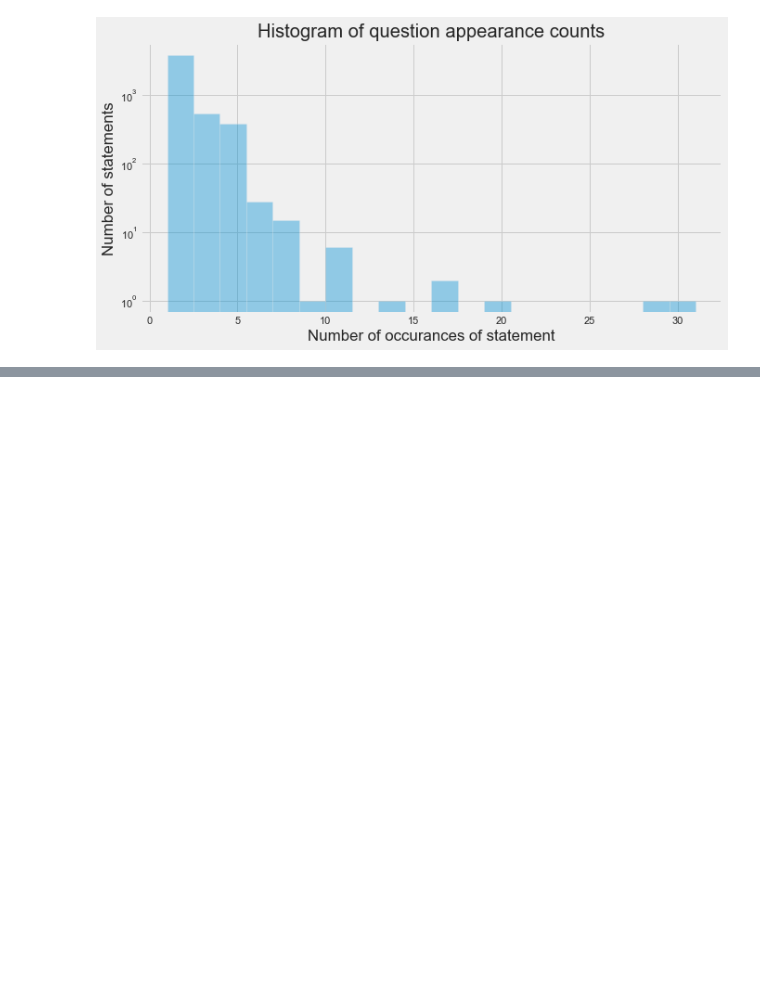
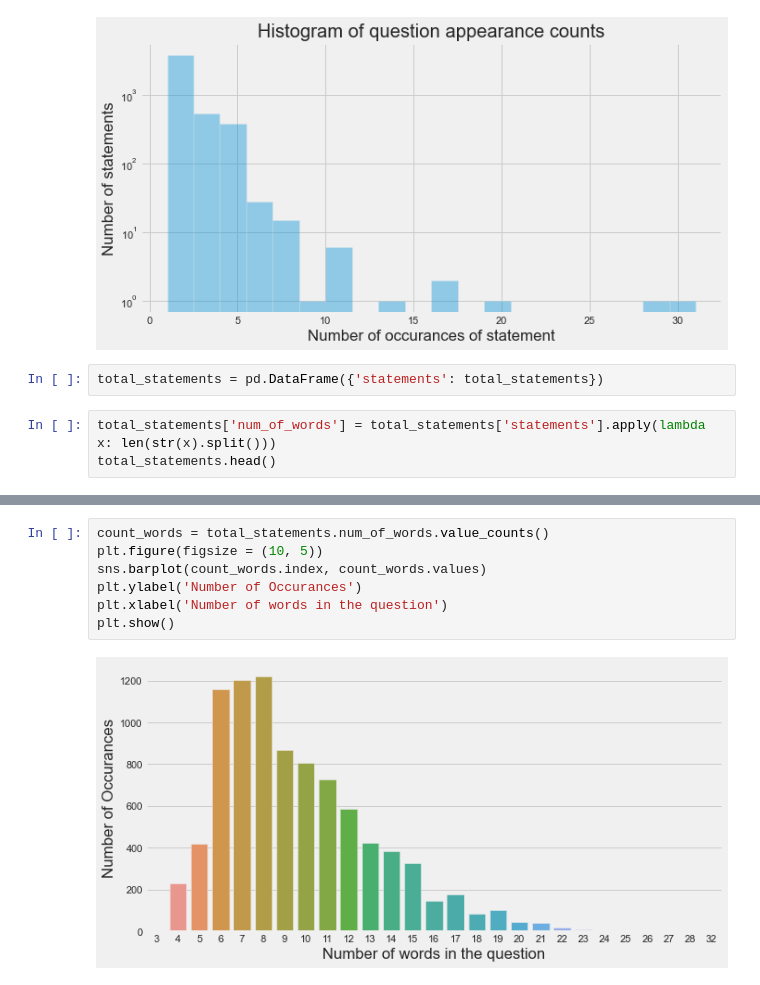
Before and after one commit to loganrane/MachineLearning101, a Jupyter notebook: Projects/Sentence Pairs.ipynb, the cells around one changed output, grey strips where cells are left out. Saved outputs shown, nothing was run; the diff lists cells and outputs as text; blank space fills up the shorter version.

```diff
--- a/Projects/Sentence Pairs.ipynb
+++ b/Projects/Sentence Pairs.ipynb
@@ -120,3 +132,8 @@ print('Max number of times a single statement is repeated: {}'.format(max(total_
 # %% [output]
 Max number of times a single statement is repeated: 31
 [figure]
+# %%
+total_statements = pd.DataFrame({'statements': total_statements})
+# %%
+total_statements['num_of_words'] = total_statements['statements'].apply(lambda x: len(str(x).split()))
+total_statements.head()
@@ -122,0 +147,9 @@ Max number of times a single statement is repeated: 31
+# %%
+count_words = total_statements.num_of_words.value_counts()
+plt.figure(figsize = (10, 5))
+sns.barplot(count_words.index, count_words.values)
+plt.ylabel('Number of Occurances')
+plt.xlabel('Number of words in the question')
+plt.show()
+# %% [output]
+[figure, added]
```
Also changed, not shown: parts of 34 cells of this notebook.
